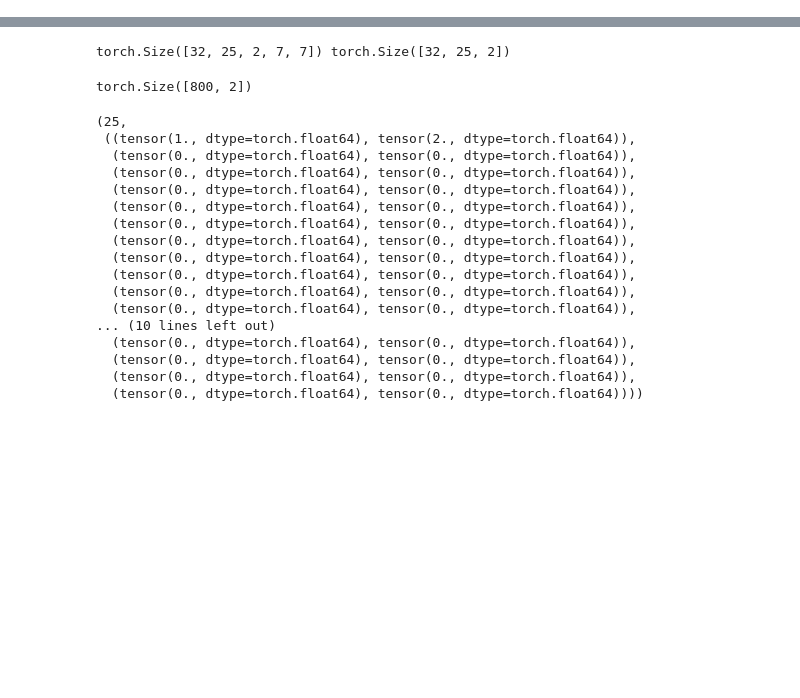
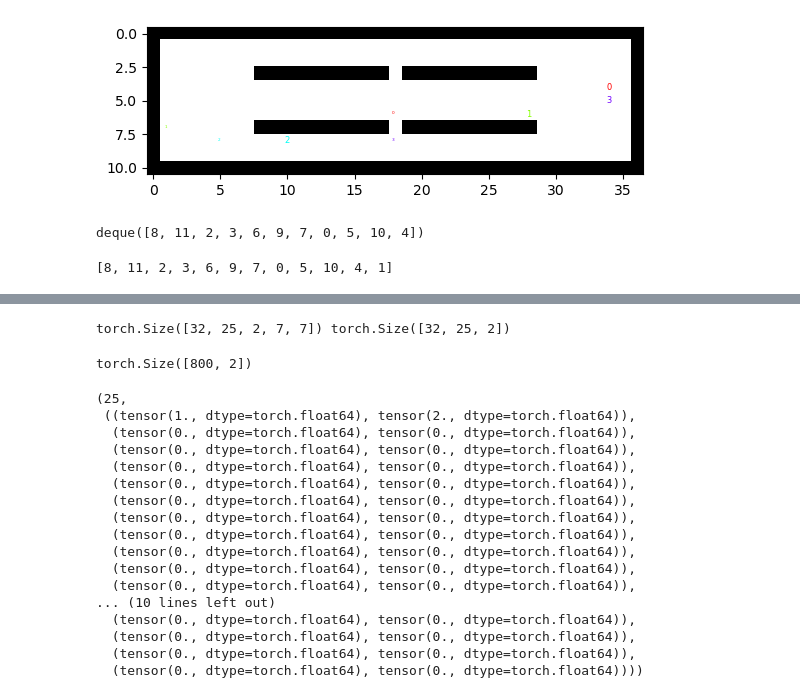
Before and after one commit to ervsam/congenial-lamp, a Jupyter notebook: DELETE.ipynb, the cells around one changed output, grey strips where cells are left out. Cells and saved outputs as stored; diff of their text form; code cells hidden in the pictures; blank space fills up the shorter version.

```diff
--- a/DELETE.ipynb
+++ b/DELETE.ipynb
@@ -4,0 +267,52 @@
+# %%
+env.show_current_state()
+# %% [output]
+[figure, added]
+# %%
+from collections import defaultdict, deque
+import random
+
+def topological_sort_pbs(graph):
+    """Topological sort on a directed graph."""
+    in_degree = {node: 0 for node in graph}
+    # randomize the order of nodes to ensure a unique topological sort
+    random_order = list(graph.keys())
+    random.shuffle(random_order)
+
+    for node in graph:
+        for neighbor in graph[node]:
+            in_degree[neighbor] += 1
+
+    zero_in_degree = deque([node for node in random_order if in_degree[node] == 0])
+    print(zero_in_degree)
+    sorted_order = []
+
+    while zero_in_degree:
+        current = zero_in_degree.popleft()
+        sorted_order.append(current)
+        for neighbor in graph[current]:
+            in_degree[neighbor] -= 1
+            if in_degree[neighbor] == 0:
+                zero_in_degree.append(neighbor)
+
+    if len(sorted_order) == len(graph):
+        return sorted_order
+    else:
+        raise ValueError("Graph has a cycle and cannot be topologically sorted.")
+
+# Define the priority order for the agents
+priority_order = [
+    (0, 1)
+]
+
+graph = defaultdict(list)
+for agent in range(12):
+    graph[agent] = []
+for a, b in priority_order:
+    graph[a].append(b)
+
+priorities = topological_sort_pbs(graph)
+priorities
+# %% [output]
+deque([8, 11, 2, 3, 6, 9, 7, 0, 5, 10, 4])
+[8, 11, 2, 3, 6, 9, 7, 0, 5, 10, 4, 1]
```
Also changed, not shown: parts of 19 cells of this notebook, 10 other files.
